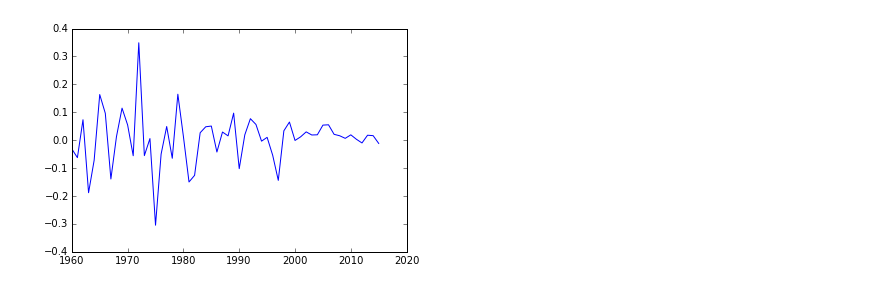
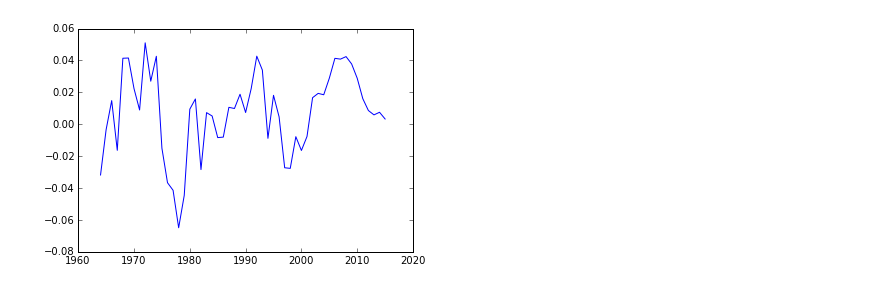
Before and after one commit to arimorcos/blog_analyses, a Jupyter notebook: imdb/Tagline sentiment over time.ipynb, the cells around one changed output. Drawn from its saved outputs; the diff is of its cells as text; code cells hidden in the pictures.

Commit message:
Updated tagline analysis

```diff
--- a/imdb/Tagline sentiment over time.ipynb
+++ b/imdb/Tagline sentiment over time.ipynb
@@ -67,7 +67,7 @@ else:
     df = pd.read_pickle('taglines.pickle')
 # %%
 """ Get genres """
-genreReload = True
+genreReload = False
 
 #check if data already exists
 if not os.path.isfile('genres.pickle') or genreReload:
@@ -127,6 +127,18 @@ def synSetMatch(synSet,POS):
 # %%
 """ Save """
 df.to_pickle('taglines.pickle')
+# %%
+""" Get word count for each tagline"""
+
+# add wordCount column
+if not any(df.columns == 'wordCount'):
+    df.insert(len(df.columns),'wordCount',None)
+
+#loop throughe ach index and count
+for index in range(df.shape[0]):
+    currLine = df.loc[index,'tagline']
+    words = nltk.wordpunct_tokenize(currLine)
+    df.loc[index,'wordCount'] = len(words)
 # %%
 """ Get score for each tagline """
 
@@ -172,16 +206,21 @@ for index in range(df.shape[0]):
 # %%
-""" Calculate mean score for each year """
-maxYear = int(max(df.loc[:,'year']))
-minYear = int(min(df.loc[:,'year']))
-minYear = 1960
+def getMeanScore(tempDF):
+    """ Calculate mean score for each year """
+    maxYear = int(tempDF.year.max())
+    minYear = int(tempDF.year.min())
+    minYear = 1960
 
-yearList = range(minYear, maxYear)
-avgScore = []
-for year in yearList:
-    avgScore.append(np.mean(df[df.year == year]['score']))
+    yearList = range(minYear, maxYear)
+    avgScore = []
+    for year in yearList:
+        avgScore.append(np.mean(tempDF[tempDF.year == year]['score']))
+
+    return avgScore, yearList
+# %%
+avgScore, yearList = getMeanScore(df)
 # %%
 smoothScore = pd.Series(avgScore);
-smoothScore = pd.rolling_mean(smoothScore,2)
-plt.plot(yearList,avgScore);
+smoothScore = pd.rolling_mean(smoothScore,5)
+plt.plot(yearList,smoothScore);
 # %% [output]
-[figure, old version]
+[figure, new version]
```
Also changed, not shown: parts of 10 cells of this notebook, 1 other file.
